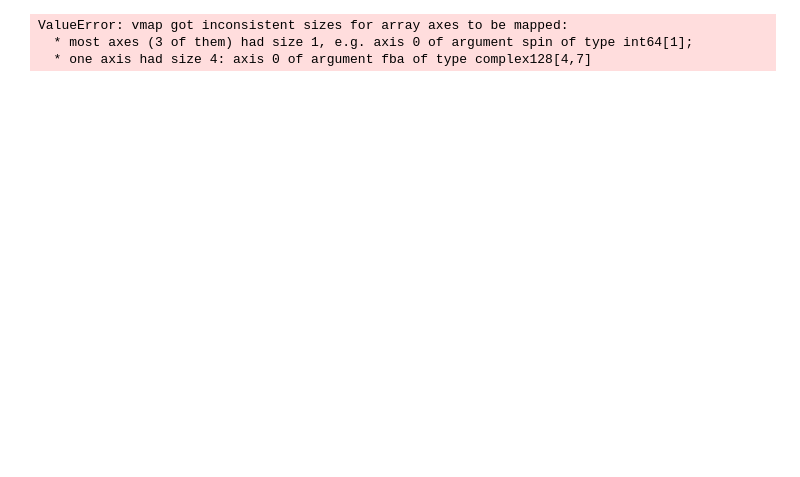
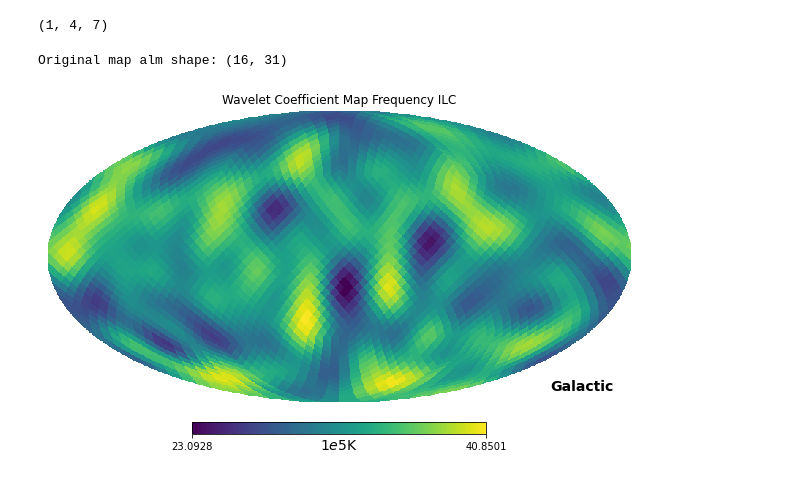
Before and after one commit to CodefromMax/CMB_plot, a Jupyter notebook: code/ILC_30_Steps_ILC copy.ipynb, the cells around one changed output. Saved outputs shown, nothing was run; the diff lists cells and outputs as text; code cells hidden in the pictures; blank space fills up the shorter version.

Commit message:
Update ILC and wavelet.

```diff
--- a/code/ILC_30_Steps_ILC copy.ipynb
+++ b/code/ILC_30_Steps_ILC copy.ipynb
@@ -172,7 +172,7 @@ def smoothed_covariance(MW_Map1, MW_Map2):
 
     return R_covariance_map
 
-def load_frequency_data(base_path, file_template, frequencies, scales=None):
+def load_frequency_data(base_path, file_template, frequencies, scales=None, realization = None):
     """
     Load NumPy arrays from dynamically generated file paths for each frequency and scale.
 
@@ -186,14 +186,15 @@ def load_frequency_data(base_path, file_template, frequencies, scales=None):
         dict: A dictionary where keys are tuples of (frequency, scale) and values are loaded NumPy arrays.
     """
     frequency_data = {}
+    realization = str(realization).zfill(4)
     for frequency in frequencies:
         for scale in scales:
             # Generate the file path using the template and the current frequency and scale
-            path = f"{base_path}/{file_template.format(frequency, scale)}"
+            path = f"{base_path}/{file_template.format(frequency, scale, realization)}"
             try:
-                frequency_data[(frequency, scale)] = np.load(path, allow_pickle=True)
+                frequency_data[(frequency, scale)] = np.load(path)
             except Exception as e:
-                print(f"Error loading {path} for frequency {frequency} and scale {scale}: {e}")
+                print(f"Error loading {path} for frequency {frequency} and scale {scale}: {e}, realization {realization}")
     return frequency_data
 
 def double_and_save_wavelet_maps(original_wavelet_c_j, frequencies, scales, realization):
@@ -213,9 +214,9 @@ def double_and_save_wavelet_maps(original_wavelet_c_j, frequencies, scales, real
 
             # Save the doubled wavelet map with the realization number in the filename
             # np.save(f"ILC/wavelet_doubled/Wav_Pix2_F{i}_S{j}_R{realization:04d}.npy", wavelet_MW_Pix_Map_doubled)
-            np.save(f"ILC/wavelet_doubled/Wav_Pix2_F{i}_S{j}.npy", wavelet_MW_Pix_Map_doubled)
+            np.save(f"ILC/wavelet_doubled/Wav_Pix2_F{i}_S{j}_R{realization}.npy", wavelet_MW_Pix_Map_doubled)
 
-def calculate_covariance_matrix(frequencies, doubled_MW_wav_c_j,scales):
+def calculate_covariance_matrix(frequencies, doubled_MW_wav_c_j,scales, realization):
     """
     Calculates the covariance matrices for given frequencies and saves them to disk,
     accommodating any size of the input data arrays.
@@ -250,7 +251,7 @@ def calculate_covariance_matrix(frequencies, doubled_MW_wav_c_j,scales):
         for l2 in range(l1):
             full_array[l1, l2] = full_array[l2, l1]
             # np.save(f"ILC/covariance_matrix/cov_MW_Pix2_F{frequencies[l1]}_F{frequencies[l2]}_S{scale}", full_array[l1, l2])
-    np.save(f"ILC/covariance_matrix/cov_MW_Pix2_F{f}_S{scale}_Full", full_array)
+    np.save(f"ILC/covariance_matrix/cov_MW_Pix2_F{f}_S{scale}_R{realization}_Full", full_array)
     print(full_array.shape)
     return full_array
 
@@ -313,7 +314,7 @@ def process_and_save_matrices(R,scale):
             # Save the inverse matrix and weight vector to disk
             # np.save(f"../weight_vector_data/inverse_matrix_{i}_{j}.npy", inverses[i, j])
             # np.save(f"../weight_vector_data/weight_vector_{i}_{j}.npy", weight_vectors[i, j])
-    np.save(f"ILC/weight_vector_data/weight_vector_S{scale}", weight_vectors)
+    np.save(f"ILC/weight_vector_data/weight_vector_S{scale}_R{realization}", weight_vectors)
 
 
     return inverses, weight_vectors,singular_matrices_lcoation,singular_matrices
@@ -324,14 +325,14 @@ def compute_ILC_for_pixel(i, j, frequencies, scale, weight_vector_load, doubled_
     ])
     return np.dot(weight_vector_load[scale][i, j], pix_vector)
 
-def create_doubled_ILC_map(frequencies, scale, weight_vector_load, doubled_MW_wav_c_j):
+def create_doubled_ILC_map(frequencies, scale, weight_vector_load, doubled_MW_wav_c_j, realization):
     size = doubled_MW_wav_c_j[(frequencies[0],scale)].shape
     doubled_map = np.zeros((size[0], size[1]))
 
     for i in range(doubled_map.shape[0]):
         for j in range(doubled_map.shape[1]):
             doubled_map[i, j] = compute_ILC_for_pixel(i, j, frequencies, scale,weight_vector_load, doubled_MW_wav_c_j)
-    np.save(f"ILC/ILC_doubled_maps/ILC_Map_S{scale}", doubled_map)
+    np.save(f"ILC/ILC_doubled_maps/ILC_Map_S{scale}_R{realization}", doubled_map)
     return doubled_map
 
 def trim_to_original(MW_Doubled_Map):
@@ -437,10 +436,18 @@ Original map alm shape: (32, 63)
+# %%
+trimmed_maps[0].shape
+# %% [output]
+(1, 4, 7)
 # %%
+from s2wav import filters
+L_max = 16
+N_directions = 1
+filter = filters.filters_directional_vectorised(L_max, N_directions)
+f_scal = np.load(f"wavelet_transform/wavelets/scal_coeffs/Scal_MW_Pix_F030.npy")
+# [np.load(f"wavelet_transform/wavelets/scal_coeffs/Scal_MW_Pix_F{frequencies[i]}.npy") for i in range(len(frequencies))]
 
-f_scal = np.load(f"wavelet_transform/wavelets/scal_coeffs/Scal_MW_Pix_F030.npy")
-[np.load(f"wavelet_transform/wavelets/scal_coeffs/Scal_MW_Pix_F{frequencies[i]}.npy") for i in range(len(frequencies))]
-
-MW_Pix = s2wav.synthesis(trimmed_maps, L = 4, f_scal = f_scal, filters = filter, N = 1)
+MW_Pix = s2wav.synthesis(trimmed_maps, L = 16, f_scal = f_scal, filters = filter, N = 1)
-# %% [output]
-ValueError: vmap got inconsistent sizes for array axes to be mapped:
-  * most axes (3 of them) had size 1, e.g. axis 0 of argument spin of type int64[1];
-  * one axis had size 4: axis 0 of argument fba of type complex128[4,7]
+# %%
+visualize_wavelet_coefficient_map(MW_Pix, "ILC")
+# %% [output]
+Original map alm shape: (16, 31)
+[figure, added]
```
Also changed, not shown: parts of 1 cell of this notebook, 1 other file.
